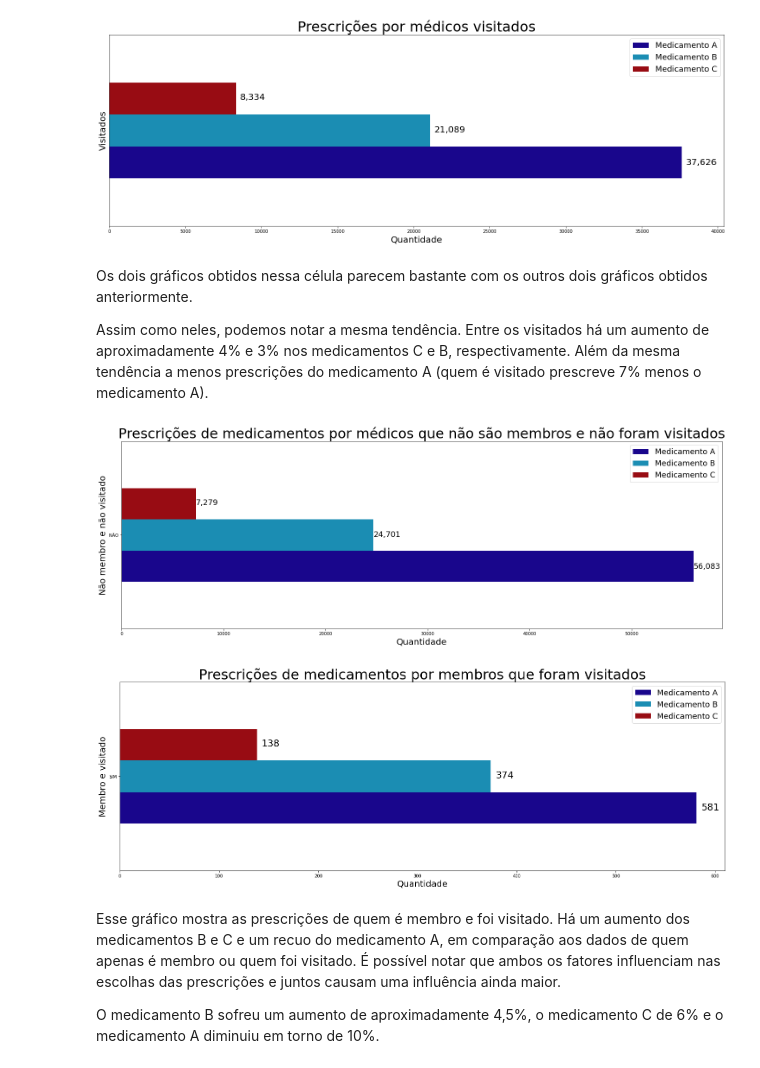
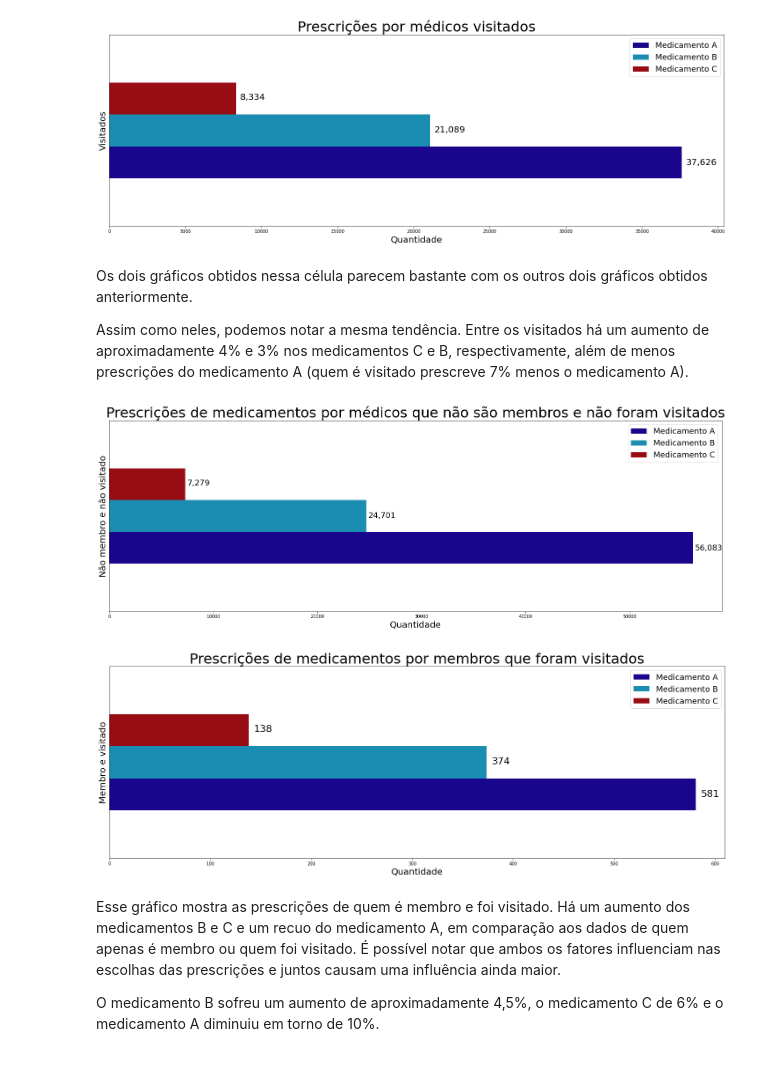
Before and after one commit to Juniorffonseca/processo_seletivo, a Jupyter notebook: teste_processo_seletivo.ipynb, the cells around one changed output. Saved outputs shown, nothing was run; the diff lists cells and outputs as text; code cells hidden in the pictures.

```diff
--- a/teste_processo_seletivo.ipynb
+++ b/teste_processo_seletivo.ipynb
@@ -401,7 +401,7 @@ plt.show()
 # %% [markdown]
 Os dois gráficos obtidos nessa célula parecem bastante com os outros dois gráficos obtidos anteriormente.
 
-Assim como neles, podemos notar a mesma tendência. Entre os visitados há um aumento de aproximadamente 4% e 3% nos medicamentos C e B, respectivamente. Além da mesma tendência a menos prescrições do medicamento A (quem é visitado prescreve 7% menos o medicamento A).
+Assim como neles, podemos notar a mesma tendência. Entre os visitados há um aumento de aproximadamente 4% e 3% nos medicamentos C e B, respectivamente, além de menos prescrições do medicamento A (quem é visitado prescreve 7% menos o medicamento A).
 # %%
 # Carregando os arquivos csv em duas variáveis.
 membros_2 = pd.read_csv('membros.csv', sep = ';', encoding = 'latin-1')
@@ -432,11 +432,12 @@ prescricoes_8.plot(kind = 'barh',
 plt.title('Prescrições de medicamentos por médicos que não são membros e não foram visitados', size = 32)
 plt.xlabel('Quantidade', size = 20)
 plt.ylabel('Não membro e não visitado', size = 20)
+plt.yticks([],[])
 plt.legend(['Medicamento A', 'Medicamento B', 'Medicamento C'], loc = 'best', prop={'size': 18})
 
 for j in range(3):
   label = format(int(prescricoes_8.iloc[0, j]), ',')
-  plt.annotate(label, xy=(prescricoes_8.iloc[0, j] + 5, -0.18 + 0.17 * j), fontsize = 18)
+  plt.annotate(label, xy=(prescricoes_8.iloc[0, j] + 200, -0.18 + 0.17 * j), fontsize = 18)
 
 # Plotando o gráfico
 plt.show()
@@ -448,35 +449,36 @@ print('')
 prescricoes_9 = membros_2.merge(prescricoes_9, on='ID_MEDICO', how='inner').merge(visitados_2, on='ID_MEDICO', how='inner')
 prescricoes_9 = prescricoes_9[prescricoes_9['VISITADO'] == 'SIM']
 
 # Fazendo a contagem de Medicamentos prescritos por os que são membros e foram visitados, passando para dataframe e resetando os indexs.
 prescricoes_9 = prescricoes_9[['Medicamento_prescrito', 'VISITADO']].value_counts().to_frame()
 prescricoes_9 = prescricoes_9.reset_index()
 
 prescricoes_9['VISITADO'] = list(map(str, prescricoes_9['VISITADO']))
 
 prescricoes_9 = prescricoes_9.pivot(index='VISITADO', columns='Medicamento_prescrito')
 
 # Criando o gráfico dos que não são membros.
 prescricoes_9.plot(kind = 'barh',
                    figsize = (25, 8),
                    color = lista)
 
 # 'Configurações' do plot (frequência dos ticks no eixo x, título, conteúdo das labels, tamanhos das fontes, legenda etc).
 plt.title('Prescrições de medicamentos por membros que foram visitados', size = 32)
 plt.xlabel('Quantidade', size = 20)
 plt.ylabel('Membro e visitado', size = 20)
+plt.yticks([],[])
 plt.legend(['Medicamento A', 'Medicamento B', 'Medicamento C'], loc = 'best', prop={'size': 18})
 
 # Adicionando textos em cada barra do gráfico por meio de dois laços for que irão iterar em cada barra e em cada valor das colunas para saber os valores das contagens.
 for j in range(3):
   label = format(int(prescricoes_9.iloc[0, j]), ',')
   plt.annotate(label, xy=(prescricoes_9.iloc[0, j] + 5, -0.18 + 0.17 * j), fontsize = 22)
 
 # Plotando o gráfico
 plt.show()
 # %% [output]
-[figure, old version]
+[figure, new version]
-[figure, old version]
+[figure, new version]
 # %% [markdown]
 Esse gráfico mostra as prescrições de quem é membro e foi visitado. Há um aumento dos medicamentos B e C e um recuo do medicamento A, em comparação aos dados de quem apenas é membro ou quem foi visitado. É possível notar que ambos os fatores influenciam nas escolhas das prescrições e juntos causam uma influência ainda maior.
 
```
Also changed, not shown: parts of 2 cells of this notebook.
